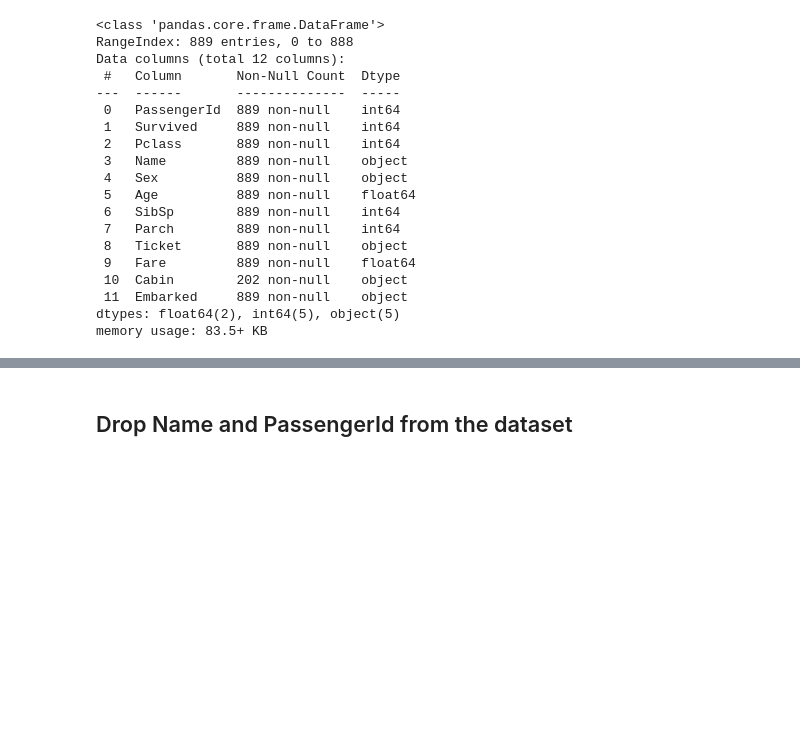
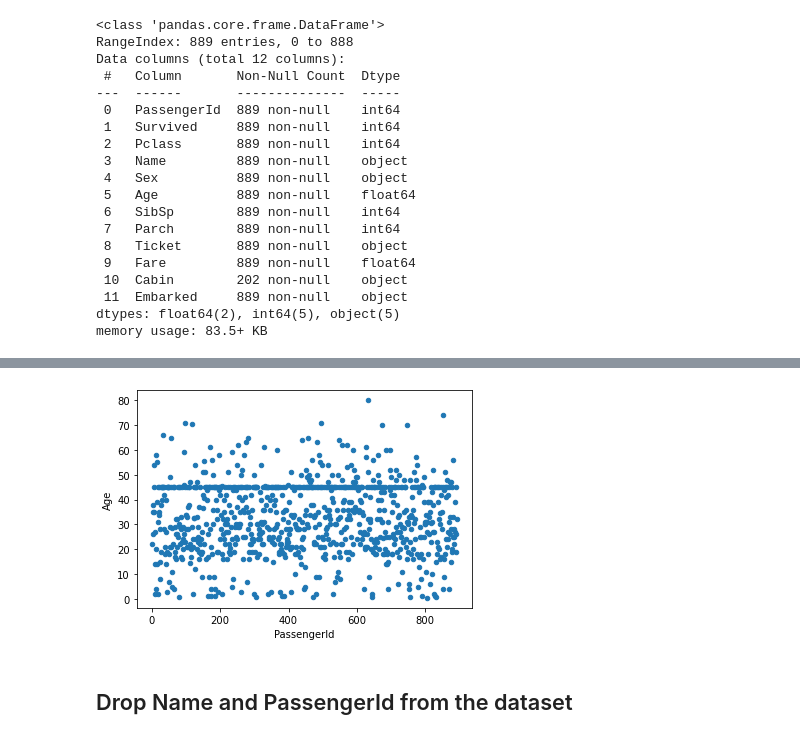
Before and after one commit to Gurunjai/LetsUpgrade-AI-ML, a Jupyter notebook: Day25/Assignment_NaiveBayes.ipynb, the cells around one changed output, grey strips where cells are left out. Saved outputs shown, nothing was run; the diff lists cells and outputs as text; code cells hidden in the pictures; blank space fills up the shorter version.

```diff
--- a/Day25/Assignment_NaiveBayes.ipynb
+++ b/Day25/Assignment_NaiveBayes.ipynb
@@ -57,3 +64,7 @@ memory usage: 83.5+ KB
+# %%
+titanic_ds.plot(kind='scatter', x='PassengerId', y='Age');
+# %% [output]
+[figure, added]
 # %% [markdown]
 ## Drop Name and PassengerId from the dataset
 # %%
```
Also changed, not shown: parts of 19 cells of this notebook, 3 other files.
